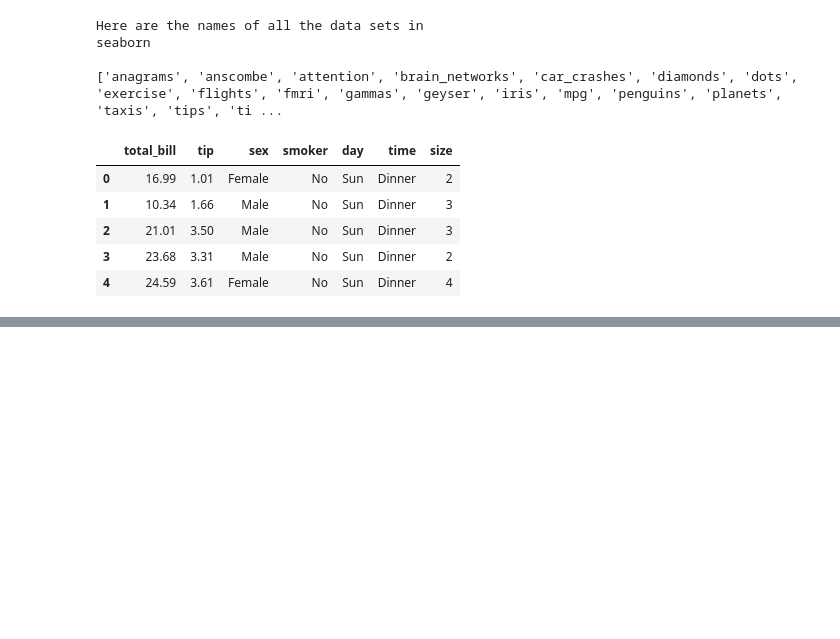
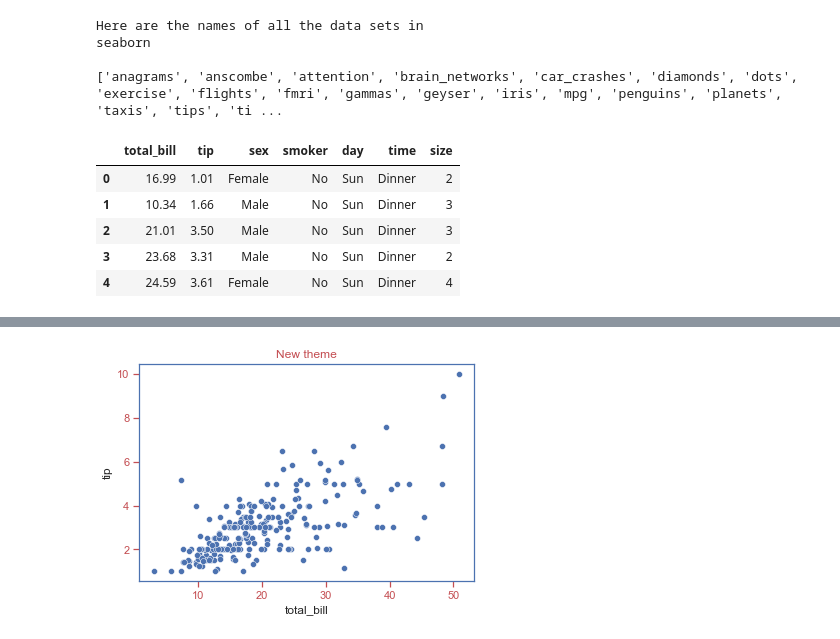
Before and after one commit to yikesbadatnames/seaborn_udemy, a Jupyter notebook: 01_intro.ipynb, the cells around one changed output, grey strips where cells are left out. Saved outputs shown, nothing was run; the diff lists cells and outputs as text; code cells hidden in the pictures; blank space fills up the shorter version.

```diff
--- a/01_intro.ipynb
+++ b/01_intro.ipynb
@@ -57,0 +80,13 @@ Text(0.5, 1.0, 'Total Bill v. Smoker')
+# %%
+# By using sns.set_styles, you can go into the back end and mess around with the default settings.
+
+sns.set_style(
+    style="ticks", rc = {"axes.edgecolor": "b", "text.color":"r",
+    "xtick.color" : "r", "ytick.color":"r"
+})
+
+sns.scatterplot('total_bill',"tip", data=tips)
+plt.title("New theme")
+plt.show()
+# %% [output]
+[figure, added]
```
Also changed, not shown: parts of 7 cells of this notebook.
